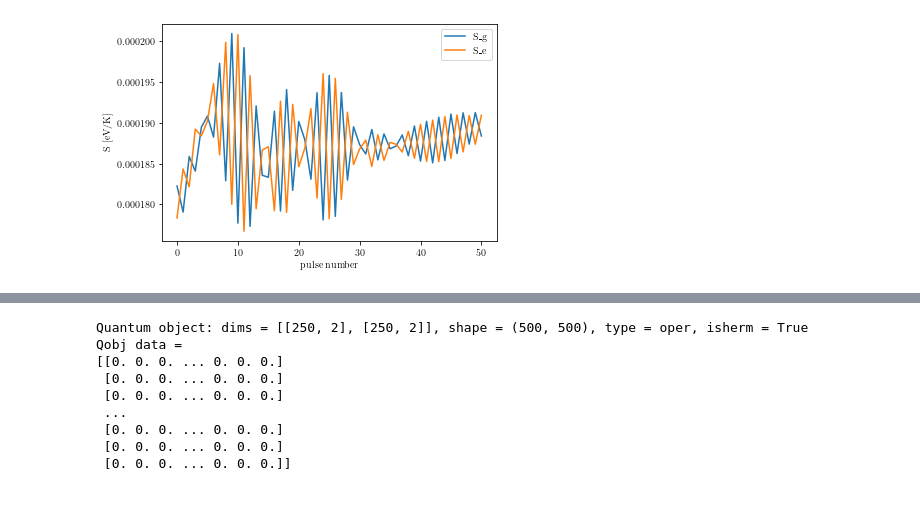
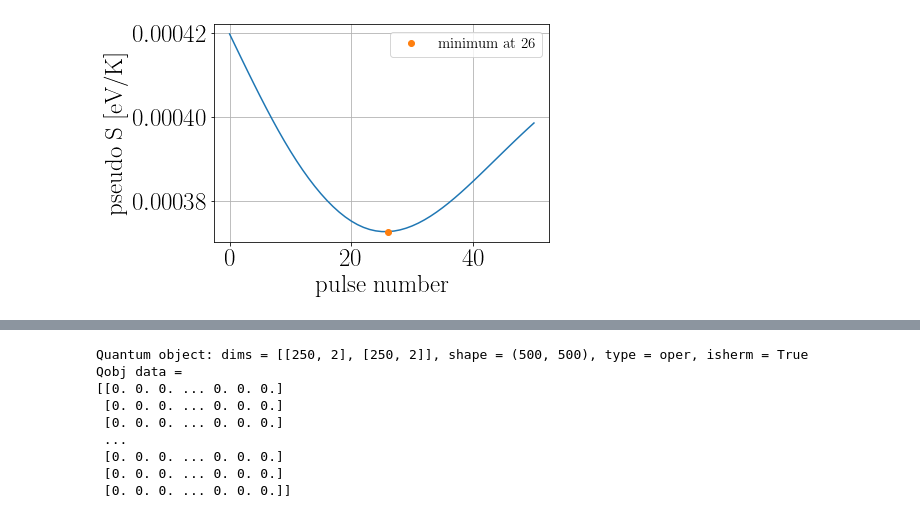
Before and after one commit to Yanaiski/master_thesis, a Jupyter notebook: 04_cmt_tensor.ipynb, the cells around one changed output, grey strips where cells are left out. Saved outputs shown, nothing was run; the diff lists cells and outputs as text; code cells hidden in the pictures.

```diff
--- a/04_cmt_tensor.ipynb
+++ b/04_cmt_tensor.ipynb
@@ -49,0 +114,3 @@ KeyboardInterrupt:
+# %%
+system.saved_states = data_handler.load_states("./data/states/nov18")
+#data_handler.save_states(system,"./data/states/notched_5ps_R240GHz_D50GHz_C100GHz")
@@ -50,4 +154,12 @@ KeyboardInterrupt:
 # %%
+# def get_entropy(system,states):
+#         entropy = 0
+#         for i in range(2*system.N_bins):
+#                 pop = np.abs(states[i,i])
+#                 if pop > 0:
+#                         entropy += -k*pop*np.log(pop)
+#         return entropy
+
 def get_entropy(system,states):
         N_g,N_e,N = system.get_states(states.unit())
         selector_g = N_g > 0
@@ -58,16 +170,22 @@ def get_entropy(system,states):
         S_t = k*np.sum(-np.asarray(N[selector_t])*np.log(np.asarray(N[selector_t]))) # eV/K
         return S_g,S_e,S_t
 
-entropy = np.asarray([get_entropy(system,states) for states in system.saved_states])
+entropy = np.asarray([get_entropy(system,states.unit()) for states in system.saved_states])
 pulses_arr = np.arange(51)
 # %%
-plt.plot(pulses_arr,entropy[:,0],label="S_g")
-plt.plot(pulses_arr,entropy[:,1],label="S_e")
-#plt.plot(pulses_arr,entropy[:,2],label="pseudo S")
-plt.legend()
+#plt.plot(pulses_arr,entropy[:,0],label="S_g")
+#plt.plot(pulses_arr,entropy[:,1],label="S_e")
+plt.plot(pulses_arr,entropy[:,2])
+#plt.plot(pulses_arr,entropy[:,0]+entropy[:,1],label="total")
+#plt.plot(pulses_arr,entropy)
+min = np.amin(entropy[:,2])
+min_idx = np.argmin(entropy[:,2])
+plt.plot(min_idx,min,'o',label="minimum at {}".format(min_idx))
+plt.legend(fontsize=15)
 plt.xlabel("pulse number")
-plt.ylabel("S [eV/K]")
-#plt.savefig("./figures/nov_2022/entropy_50pulses_3.jpg",bbox_inches="tight")
+plt.ylabel("pseudo S [eV/K]")
+plt.grid()
+plt.savefig("./figures/nov_2022/entropy3.png",bbox_inches="tight")
 plt.show()
 # %% [output]
-[figure, old version]
+[figure, new version]
```
Also changed, not shown: parts of 41 cells of this notebook, 9 other files.
